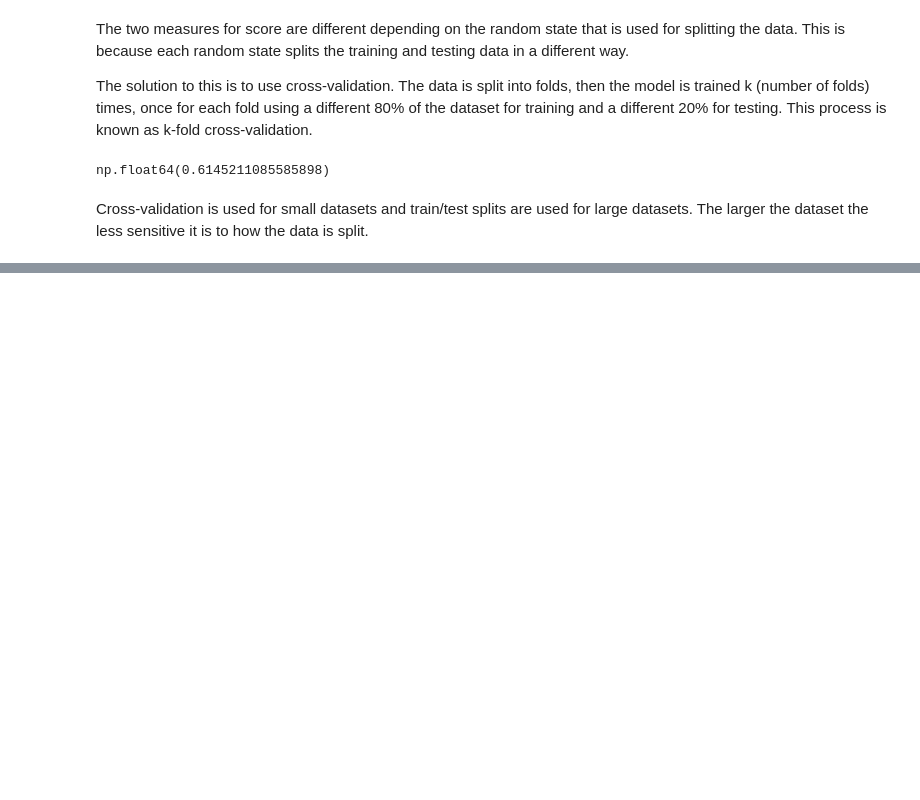
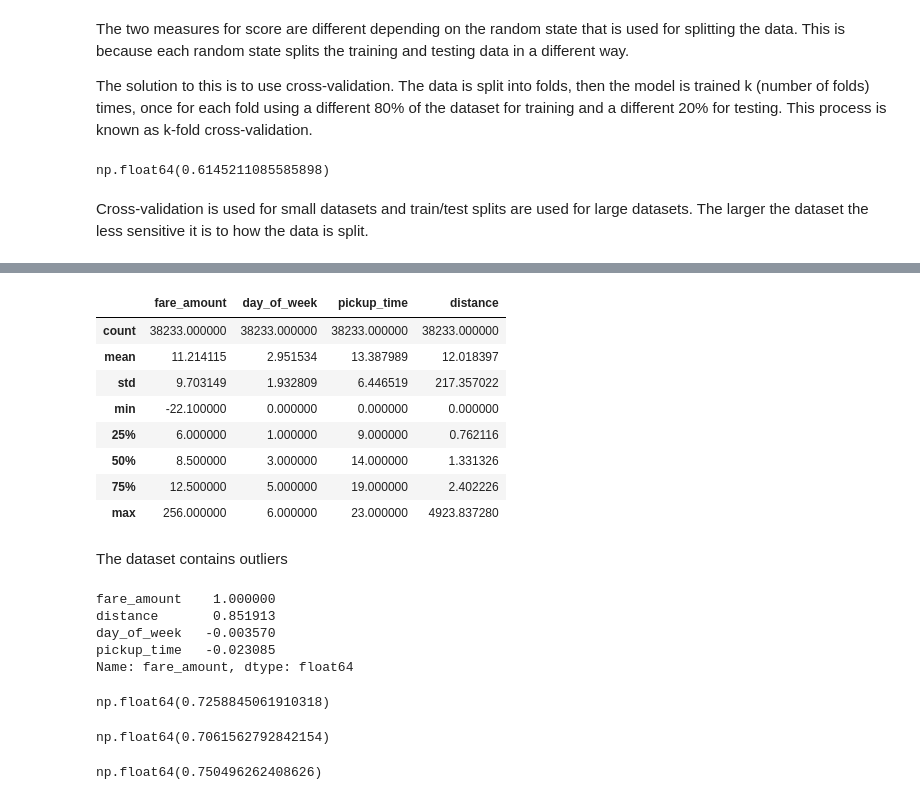
Before and after one commit to bolicnikola/Applied-Machine-Learning-And-AI, a Jupyter notebook: Regression_Models.ipynb, the cells around one changed output, grey strips where cells are left out. Drawn from its saved outputs; the diff is of its cells as text; code cells hidden in the pictures; blank space fills up the shorter version.

```diff
--- a/Regression_Models.ipynb
+++ b/Regression_Models.ipynb
@@ -122,0 +193,4 @@ Cross-validation is used for small datasets and train/test splits are used for l
+# %%
+df.drop(columns=['pickup_datetime', 'pickup_longitude', 'pickup_latitude',
+                 'dropoff_longitude', 'dropoff_latitude'], inplace=True)
+df.head()
@@ -122,0 +204,50 @@ Cross-validation is used for small datasets and train/test splits are used for l
+# %%
+df.describe()
+# %% [output]
+|  | fare_amount | day_of_week | pickup_time | distance |
+| count | 38233.000000 | 38233.000000 | 38233.000000 | 38233.000000 |
+| mean | 11.214115 | 2.951534 | 13.387989 | 12.018397 |
+| std | 9.703149 | 1.932809 | 6.446519 | 217.357022 |
+| min | -22.100000 | 0.000000 | 0.000000 | 0.000000 |
+| 25% | 6.000000 | 1.000000 | 9.000000 | 0.762116 |
+| 50% | 8.500000 | 3.000000 | 14.000000 | 1.331326 |
+| 75% | 12.500000 | 5.000000 | 19.000000 | 2.402226 |
+| max | 256.000000 | 6.000000 | 23.000000 | 4923.837280 |
+# %% [markdown]
+The dataset contains outliers
+# %%
+df = df[(df['distance'] > 1.0) & (df['distance'] < 10.0)]
+df = df[(df['fare_amount'] > 0.0) & (df['fare_amount'] < 50.0)]
+
+corr_matrix = df.corr()
+corr_matrix['fare_amount'].sort_values(ascending=False)
+# %% [output]
+fare_amount    1.000000
+distance       0.851913
+day_of_week   -0.003570
+pickup_time   -0.023085
+Name: fare_amount, dtype: float64
+# %%
+from sklearn.linear_model import LinearRegression
+
+x = df.drop(['fare_amount'], axis=1)
+y = df['fare_amount']
+
+model = LinearRegression()
+cross_val_score(model, x, y, cv=5).mean()
+# %% [output]
+np.float64(0.7258845061910318)
+# %%
+from sklearn.ensemble import RandomForestRegressor
+
+model = RandomForestRegressor(random_state=0)
+cross_val_score(model, x, y, cv=5).mean()
+# %% [output]
+np.float64(0.7061562792842154)
+# %%
+from sklearn.ensemble import GradientBoostingRegressor
+
+model = GradientBoostingRegressor(random_state=0)
+cross_val_score(model, x, y, cv=5).mean()
+# %% [output]
+np.float64(0.750496262408626)
```
Also changed, not shown: parts of 14 cells of this notebook, 1 other file.
